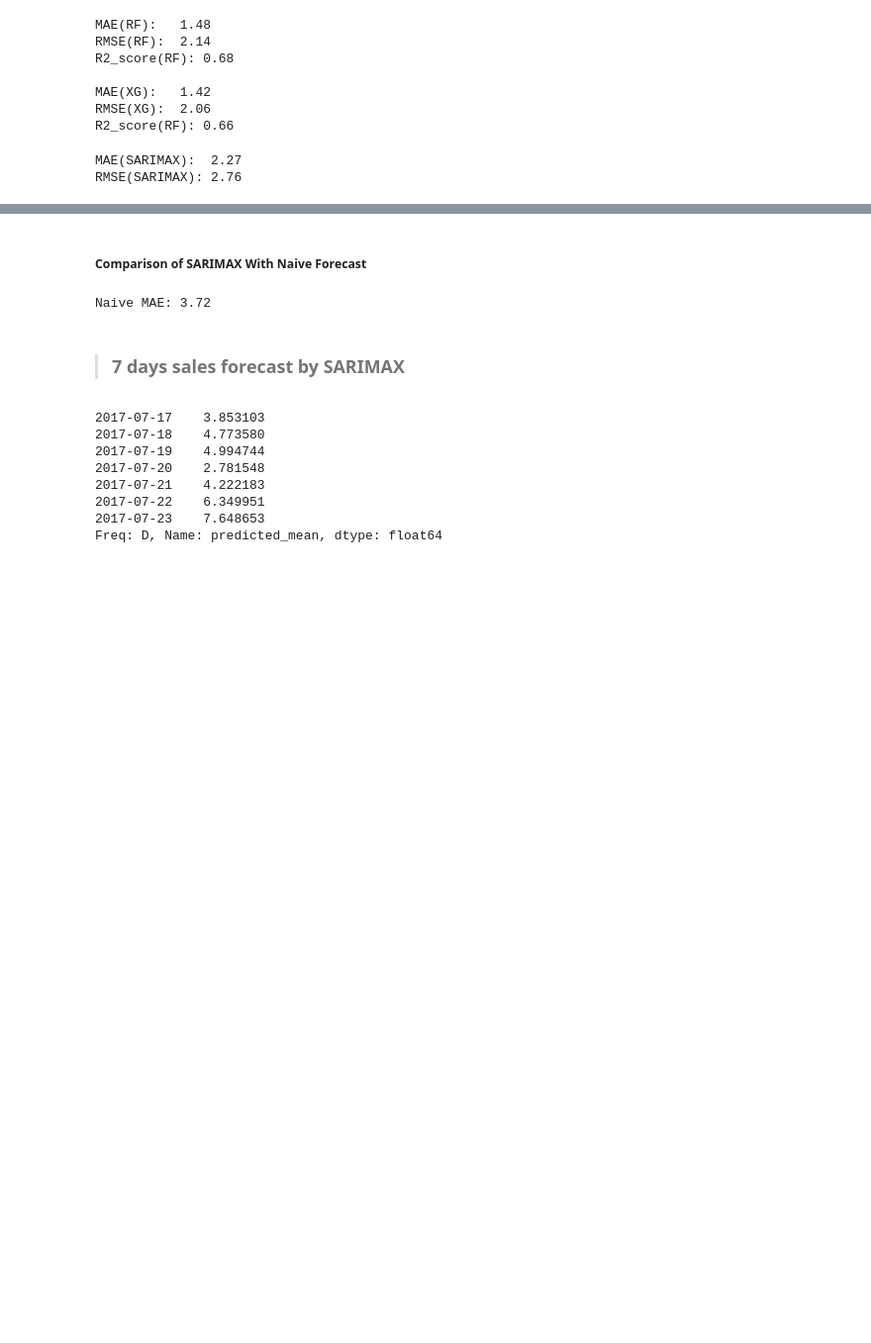
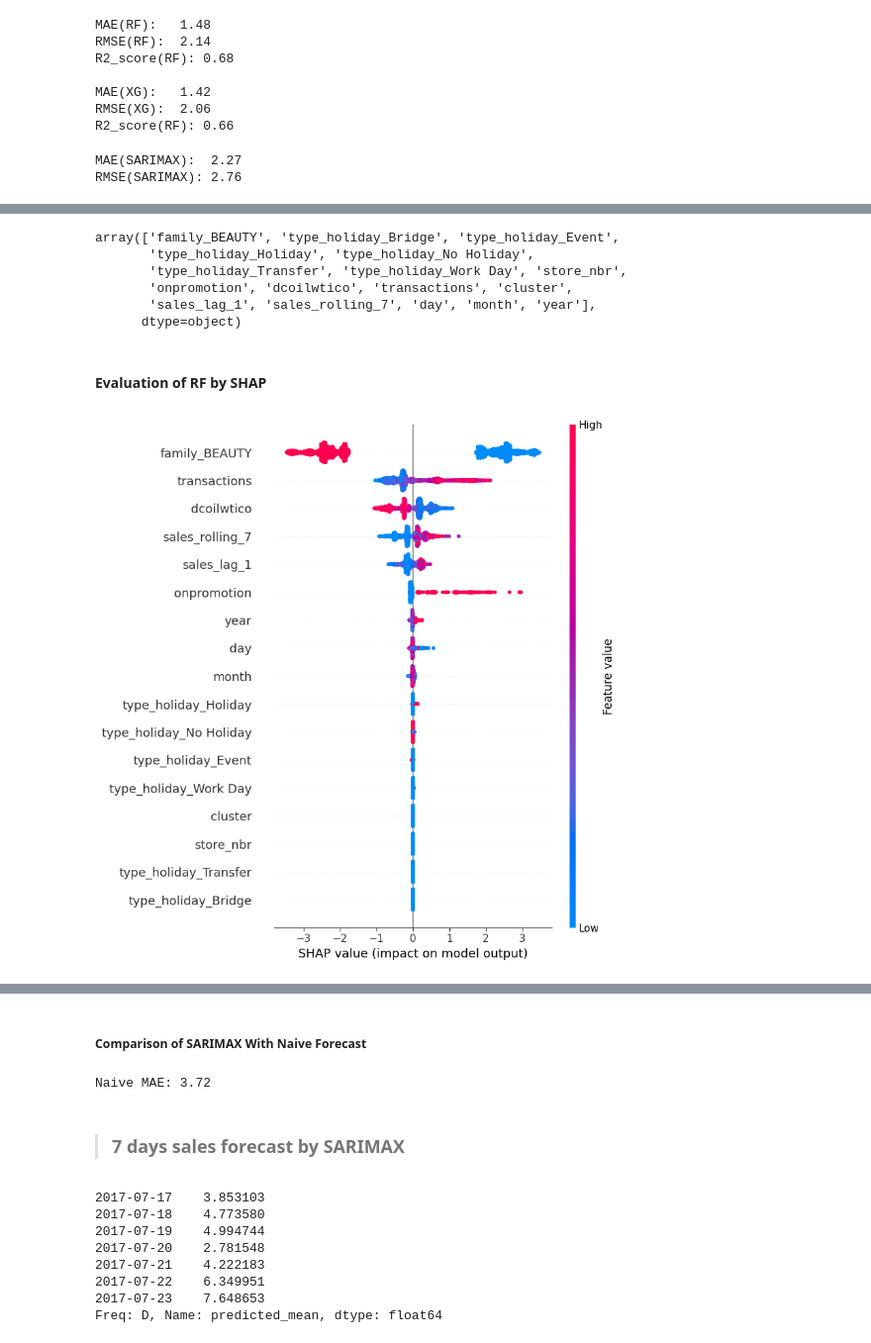
Before and after one commit to Khubaib8281/Time-Series-Forecasting, a Jupyter notebook: time_series_forecasting.ipynb, the cells around one changed output, grey strips where cells are left out. Shown at 99% size. Drawn from its saved outputs; the diff is of its cells as text; code cells hidden in the pictures; blank space fills up the shorter version.

```diff
--- a/time_series_forecasting.ipynb
+++ b/time_series_forecasting.ipynb
@@ -959,0 +994,17 @@ RMSE(SARIMAX): 2.76
+# %%
+cat_encoded_names = best_rf_pipeline.named_steps['preprocessing'].named_transformers_['cat'].get_feature_names_out(cat_features)
+all_feature_names = np.concatenate([cat_encoded_names, num_features])
+all_feature_names
+# %% [output]
+array(['family_BEAUTY', 'type_holiday_Bridge', 'type_holiday_Event',
+       'type_holiday_Holiday', 'type_holiday_No Holiday',
+       'type_holiday_Transfer', 'type_holiday_Work Day', 'store_nbr',
+       'onpromotion', 'dcoilwtico', 'transactions', 'cluster',
+       'sales_lag_1', 'sales_rolling_7', 'day', 'month', 'year'],
+      dtype=object)
+# %% [markdown]
+#### Evaluation of RF by SHAP
+# %%
+shap.summary_plot(shap_values_rf, pd.DataFrame(X_transformed_rf, columns=all_feature_names))
+# %% [output]
+[figure, added]
```
Also changed, not shown: parts of 12 cells of this notebook.
